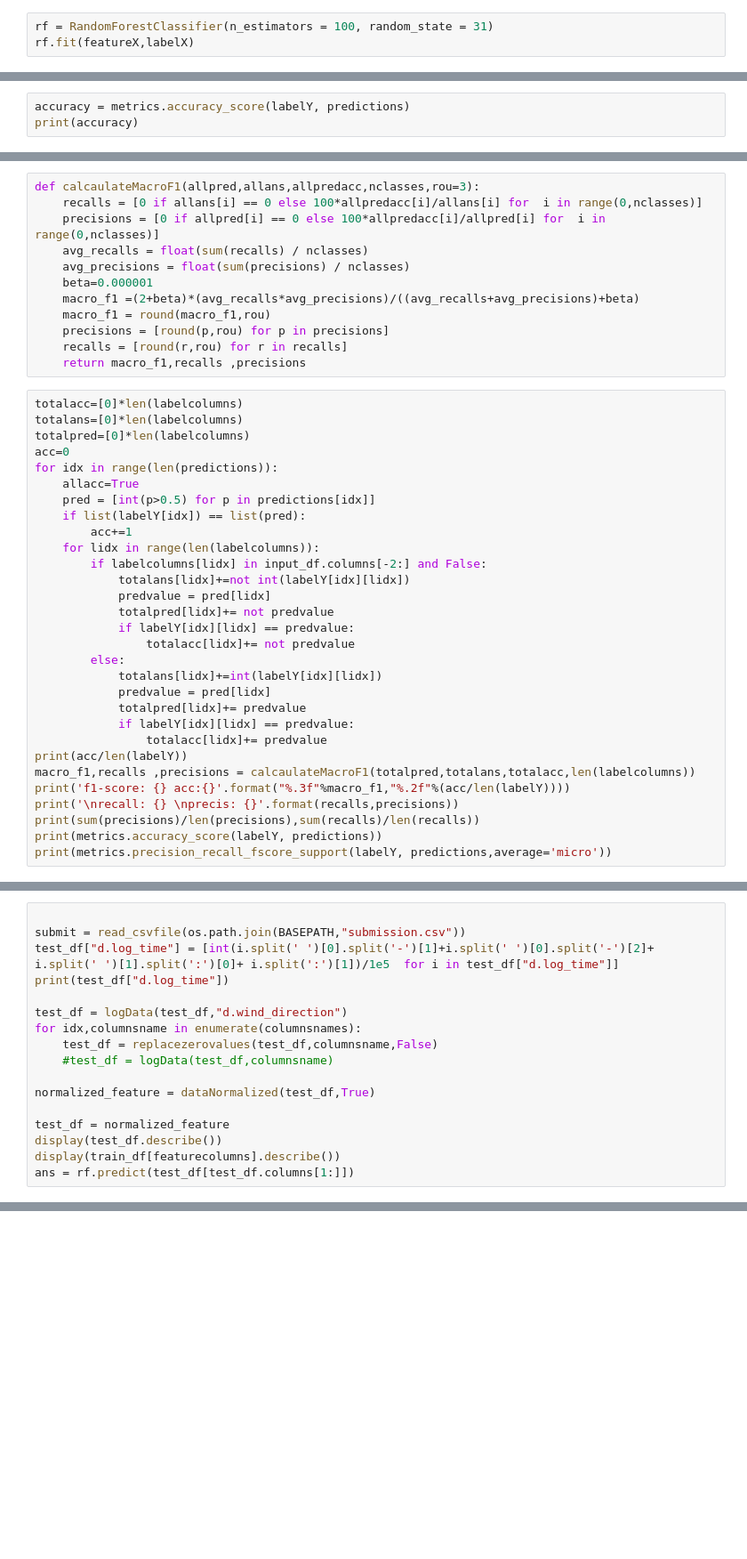
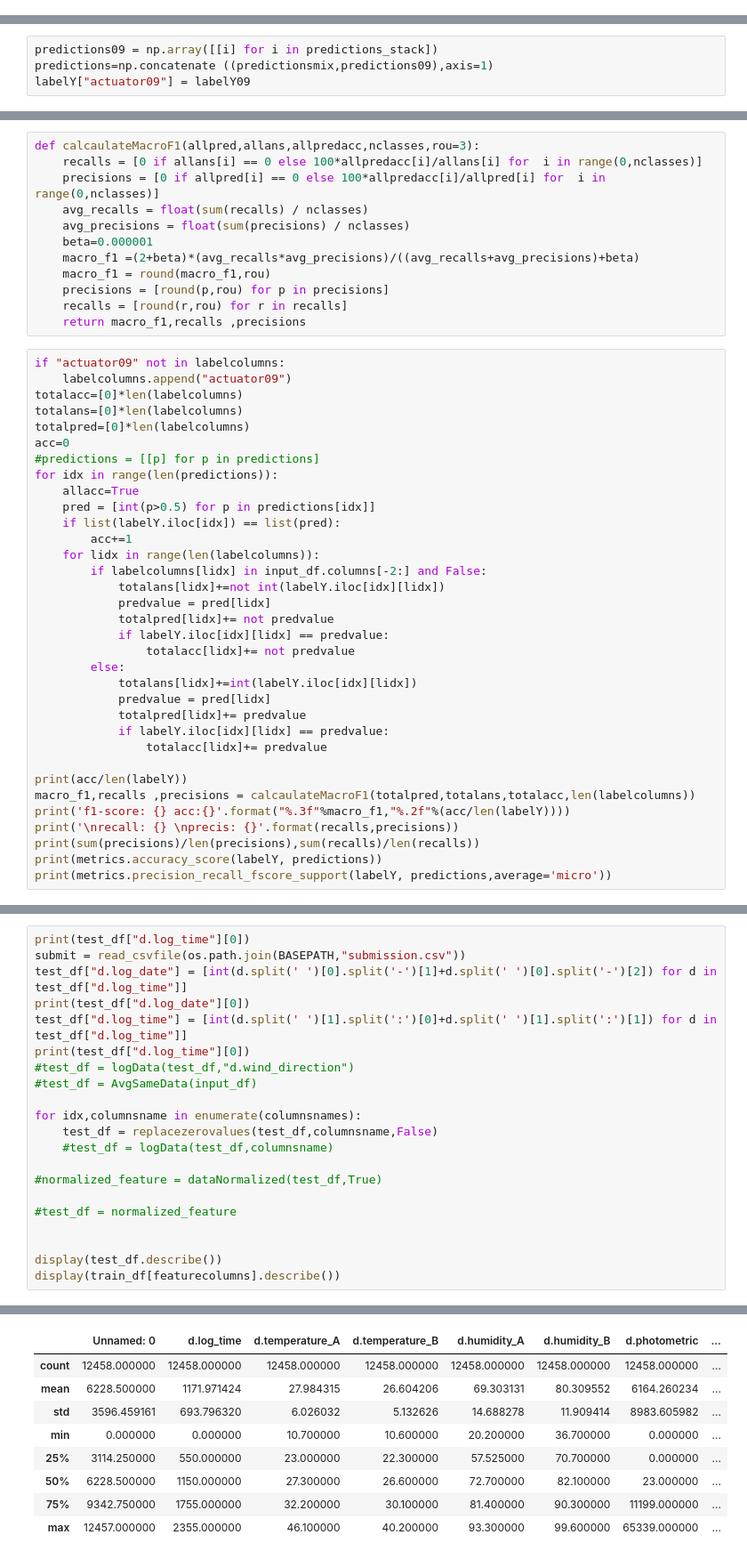
Before and after one commit to Coolshanlan/Agriculture-Master-Competition, a Jupyter notebook: TeamB/train-ml-of-agriculture-master-competition.ipynb, the cells around one changed output, grey strips where cells are left out. Shown: that part at 89% size. Saved outputs shown, nothing was run; the diff lists cells and outputs as text; blank space fills up the shorter version.

```diff
--- a/TeamB/train-ml-of-agriculture-master-competition.ipynb
+++ b/TeamB/train-ml-of-agriculture-master-competition.ipynb
@@ -171,3 +203,0 @@ featureY,labelY = splitRandomforestDataset(valid_df)
-# %%
-rf = RandomForestClassifier(n_estimators = 100, random_state = 31)
-rf.fit(featureX,labelX)
@@ -176,3 +203,0 @@ predictions = rf.predict(featureY)
-# %%
-accuracy = metrics.accuracy_score(labelY, predictions)
-print(accuracy)
@@ -178,0 +591,4 @@ print(accuracy)
+# %%
+predictions09 = np.array([[i] for i in predictions_stack])
+predictions=np.concatenate ((predictionsmix,predictions09),axis=1)
+labelY["actuator09"] = labelY09
@@ -189,28 +611,32 @@ def calcaulateMacroF1(allpred,allans,allpredacc,nclasses,rou=3):
     recalls = [round(r,rou) for r in recalls]
     return macro_f1,recalls ,precisions
 # %%
+if "actuator09" not in labelcolumns:
+    labelcolumns.append("actuator09")
 totalacc=[0]*len(labelcolumns)
 totalans=[0]*len(labelcolumns)
 totalpred=[0]*len(labelcolumns)
 acc=0
+#predictions = [[p] for p in predictions]
 for idx in range(len(predictions)):
     allacc=True
     pred = [int(p>0.5) for p in predictions[idx]]
-    if list(labelY[idx]) == list(pred):
+    if list(labelY.iloc[idx]) == list(pred):
         acc+=1
     for lidx in range(len(labelcolumns)):
         if labelcolumns[lidx] in input_df.columns[-2:] and False:
-            totalans[lidx]+=not int(labelY[idx][lidx])
+            totalans[lidx]+=not int(labelY.iloc[idx][lidx])
             predvalue = pred[lidx]
             totalpred[lidx]+= not predvalue
-            if labelY[idx][lidx] == predvalue:
+            if labelY.iloc[idx][lidx] == predvalue:
                 totalacc[lidx]+= not predvalue
         else:
-            totalans[lidx]+=int(labelY[idx][lidx])
+            totalans[lidx]+=int(labelY.iloc[idx][lidx])
             predvalue = pred[lidx]
             totalpred[lidx]+= predvalue
-            if labelY[idx][lidx] == predvalue:
+            if labelY.iloc[idx][lidx] == predvalue:
                 totalacc[lidx]+= predvalue
+
 print(acc/len(labelY))
 macro_f1,recalls ,precisions = calcaulateMacroF1(totalpred,totalans,totalacc,len(labelcolumns))
 print('f1-score: {} acc:{}'.format("%.3f"%macro_f1,"%.2f"%(acc/len(labelY))))
@@ -226,17 +679,22 @@ test_df.info()
 # %%
+print(test_df["d.log_time"][0])
+submit = read_csvfile(os.path.join(BASEPATH,"submission.csv"))
+test_df["d.log_date"] = [int(d.split(' ')[0].split('-')[1]+d.split(' ')[0].split('-')[2]) for d in test_df["d.log_time"]]
+print(test_df["d.log_date"][0])
+test_df["d.log_time"] = [int(d.split(' ')[1].split(':')[0]+d.split(' ')[1].split(':')[1]) for d in test_df["d.log_time"]]
+print(test_df["d.log_time"][0])
+#test_df = logData(test_df,"d.wind_direction")
+#test_df = AvgSameData(input_df)
 
-submit = read_csvfile(os.path.join(BASEPATH,"submission.csv"))
-test_df["d.log_time"] = [int(i.split(' ')[0].split('-')[1]+i.split(' ')[0].split('-')[2]+ i.split(' ')[1].split(':')[0]+ i.split(':')[1])/1e5  for i in test_df["d.log_time"]]
-print(test_df["d.log_time"])
-
-test_df = logData(test_df,"d.wind_direction")
 for idx,columnsname in enumerate(columnsnames):
     test_df = replacezerovalues(test_df,columnsname,False)
     #test_df = logData(test_df,columnsname)
 
-normalized_feature = dataNormalized(test_df,True)
+#normalized_feature = dataNormalized(test_df,True)
 
-test_df = normalized_feature
+#test_df = normalized_feature
+
+
 display(test_df.describe())
 display(train_df[featurecolumns].describe())
-ans = rf.predict(test_df[test_df.columns[1:]])
+# %% [output]
@@ -242,0 +704,9 @@ ans = rf.predict(test_df[test_df.columns[1:]])
+|  | Unnamed: 0 | d.log_time | d.temperature_A | d.temperature_B | d.humidity_A | d.humidity_B | d.photometric | ... |
+| count | 12458.000000 | 12458.000000 | 12458.000000 | 12458.000000 | 12458.000000 | 12458.000000 | 12458.000000 | ... |
+| mean | 6228.500000 | 1171.971424 | 27.984315 | 26.604206 | 69.303131 | 80.309552 | 6164.260234 | ... |
+| std | 3596.459161 | 693.796320 | 6.026032 | 5.132626 | 14.688278 | 11.909414 | 8983.605982 | ... |
+| min | 0.000000 | 0.000000 | 10.700000 | 10.600000 | 20.200000 | 36.700000 | 0.000000 | ... |
+| 25% | 3114.250000 | 550.000000 | 23.000000 | 22.300000 | 57.525000 | 70.700000 | 0.000000 | ... |
+| 50% | 6228.500000 | 1150.000000 | 27.300000 | 26.600000 | 72.700000 | 82.100000 | 23.000000 | ... |
+| 75% | 9342.750000 | 1755.000000 | 32.200000 | 30.100000 | 81.400000 | 90.300000 | 11199.000000 | ... |
+| max | 12457.000000 | 2355.000000 | 46.100000 | 40.200000 | 93.300000 | 99.600000 | 65339.000000 | ... |
```
Also changed, not shown: parts of 32 cells of this notebook, 3 other files.
